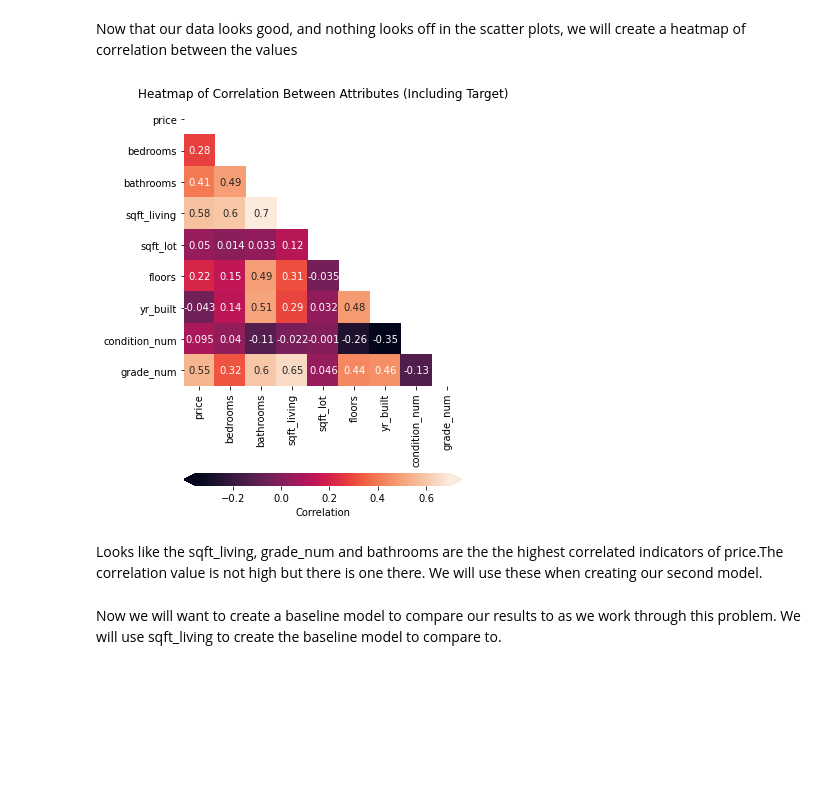
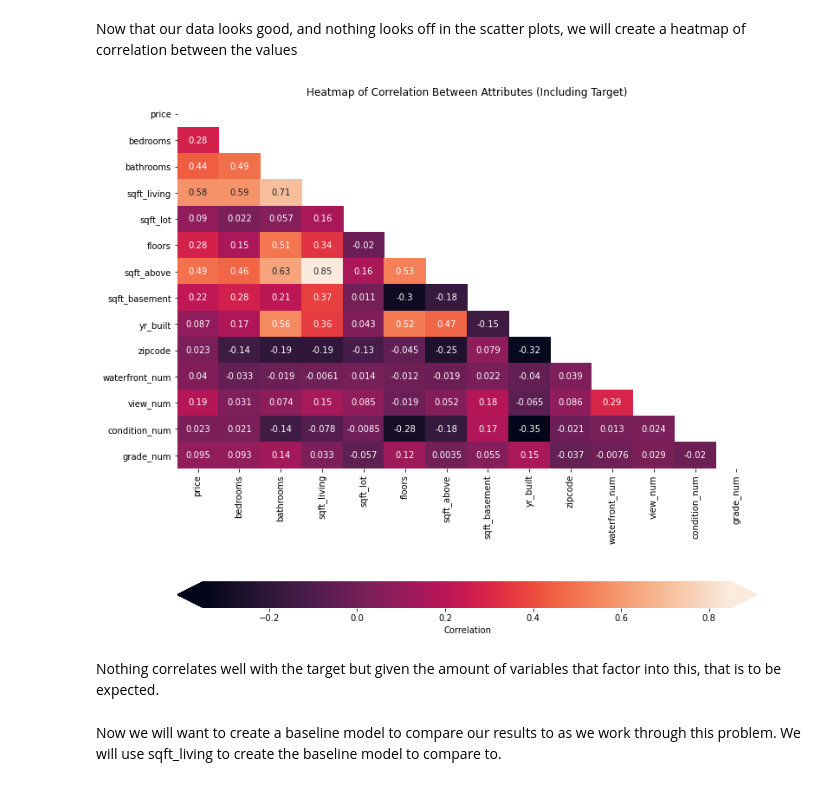
Before and after one commit to tfuger10/Reynolds-and-Klein-Home-Appraisal, a Jupyter notebook: student.ipynb, the cells around one changed output. Saved outputs shown, nothing was run; the diff lists cells and outputs as text; code cells hidden in the pictures; blank space fills up the shorter version.

Commit message:
instructor second review push. Preparing to revise by additional feature engineering

```diff
--- a/student.ipynb
+++ b/student.ipynb
@@ -147,3 +237,2 @@ df2 = df2.drop_duplicates(subset='id', keep='last')
 # %%
-df2['price'] = df2['price']/1000000
-df2 = df2.drop(labels=['id', 'condition', 'grade'], axis=1)
+df2 = df2.drop(labels=['id', 'waterfront', 'view', 'condition', 'grade'], axis=1)
@@ -149,0 +675,2 @@ df2 = df2.drop(labels=['id', 'condition', 'grade'], axis=1)
+# %%
+df10 = df2
@@ -150,8 +686,8 @@ df2 = df2.drop(labels=['id', 'condition', 'grade'], axis=1)
 # %% [markdown]
 Lets break up the data into the test and train datasets to take a look at the scatterplots for each category as they relate to price.
 # %%
-train = df2
-test = df2
+train = df10
+test = df10
 
 X_train = train.drop("price", axis=1)
 y_train = train["price"]
@@ -187,9 +718,0 @@ df3 = df2[df2.grade_num != 1]
-# %%
-train = df3
-test = df3
-
-X_train = train.drop("price", axis=1)
-y_train = train["price"]
-
-X_test = test.drop("price", axis=1)
-y_test = test["price"]
@@ -210,25 +721,25 @@ Now that our data looks good, and nothing looks off in the scatter plots, we wil
 # %%
 heatmap_data = pd.concat([y_train, X_train], axis=1)
 corr = heatmap_data.corr()
 
-fig, ax = plt.subplots(figsize=(5, 8))
+fig, ax = plt.subplots(figsize=(12, 12))
 
 sns.heatmap(
     data=corr,
     # The mask means we only show half the values,
     # instead of showing duplicates. It's optional.
     mask=np.triu(np.ones_like(corr, dtype=bool)),
     # Specifies that we should use the existing axes
     ax=ax,
     annot=True,
     cbar_kws={"label": "Correlation", "orientation": "horizontal", "pad": .2, "extend": "both"}
 )
 
 ax.set_title("Heatmap of Correlation Between Attributes (Including Target)");
 # %% [output]
-[figure, old version]
+[figure, new version]
-# %% [markdown]
-Looks like the sqft_living, grade_num and bathrooms are the the highest correlated indicators of price.The correlation value is not high but there is one there. We will use these when creating our second model.
+# %% [markdown]
+Nothing correlates well with the target but given the amount of variables that factor into this, that is to be expected.
 # %% [markdown]
 Now we will want to create a baseline model to compare our results to as we work through this problem. We will use sqft_living to create the baseline model to compare to.
 # %%
```
Also changed, not shown: parts of 101 cells of this notebook.
